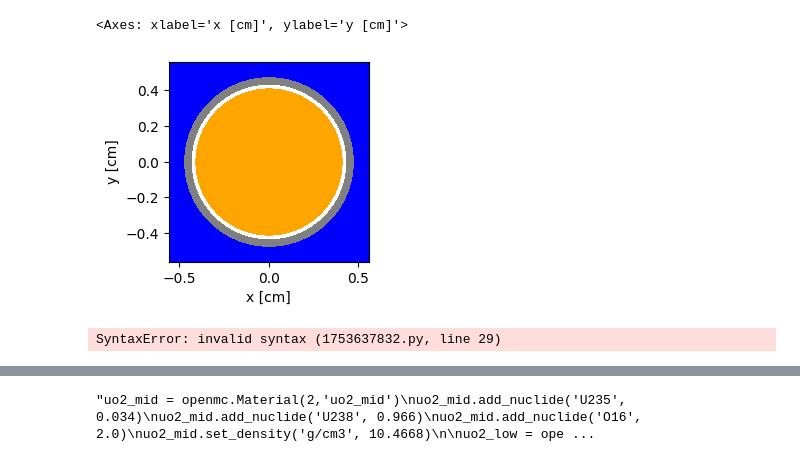
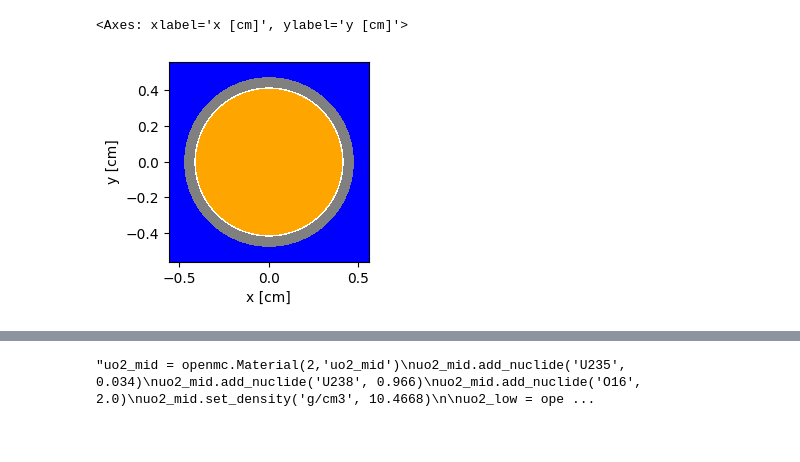
Before and after one commit to jenshoej/ReactorPhysics, a Jupyter notebook: AP1000/ap1000.ipynb, the cells around one changed output, grey strips where cells are left out. Saved outputs shown, nothing was run; the diff lists cells and outputs as text; code cells hidden in the pictures.

```diff
--- a/AP1000/ap1000.ipynb
+++ b/AP1000/ap1000.ipynb
@@ -34,16 +57,11 @@ mats.export_to_xml()
 # %%
-n = 1
-
-fuel_radius = 0.409595
-ba_radius = 0.412155
-
-clad_inner_radius = 0.417830 +0.015
-clad_outer_radius = 0.474980
+n = 17
 
 pitch = 1.12
-pin_cell_box = openmc.model.RectangularPrism(width=pitch, height=pitch)
+pin_cell_box = openmc.model.RectangularPrism(width=pitch, height=pitch) # little box around fuel pin
 
-fuel_pin = openmc.ZCylinder(r=ba_radius)
+fuel_pin = openmc.ZCylinder(r=fuel_radius)
+ba_outer = openmc.ZCylinder(r=ba_radius)
 clad_inner = openmc.ZCylinder(r=clad_inner_radius)
 clad_outer = openmc.ZCylinder(r=clad_outer_radius)
 
@@ -53,16 +71,28 @@ clad_region = +clad_inner & -clad_outer
 coolant_region = +clad_outer & -pin_cell_box
 
 fuel = uo2
-coolant = water
 
 fuel_cell = openmc.Cell(fill=fuel, region=fuel_region)
 gap_cell = openmc.Cell(region=air_region)
 clad_cell = openmc.Cell(fill=clad, region=clad_region)
-coolant_cell = openmc.Cell(fill=coolant, region=coolant_region)
+coolant_cell = openmc.Cell(fill=water,region=coolant_region)
 
-fuel_universe = openmc.Universe(cells=[fuel_cell, gap_cell, clad_cell, coolant_cell])
+# we define the x and y planes with boundary condition
+left = openmc.XPlane(x0=-pitch, boundary_type='reflective')
+right = openmc.XPlane(x0=pitch, boundary_type='reflective')
+bottom = openmc.YPlane(y0=-pitch, boundary_type='reflective')
+top = openmc.YPlane(y0=pitch, boundary_type='reflective')
+
+#outside of left and inside of right, outside of bottom, and inside of top and outside of clad outer cylinder
+water_region = +left & -right & +bottom & -top & +clad_outer
+water_cell = openmc.Cell(fill=water,region=water_region)
+
+f = openmc.Universe(cells=[fuel_cell, gap_cell, clad_cell, coolant_cell]) # fuel universe
+geom = openmc.Geometry()
+geom.root_universe = f
+geom.export_to_xml()
 # %%
-fuel_universe.plot(colors={fuel_cell:'orange', coolant_cell:'blue',clad_cell:'grey',gap_cell:'white'})
+f.plot(pixels=[200,200], colors={fuel_cell:'orange',clad_cell:'grey',gap_cell:'white',coolant_cell:'blue'})
 # %% [output]
 <Axes: xlabel='x [cm]', ylabel='y [cm]'>
-[figure, old version]
+[figure, new version]
@@ -73,44 +98,0 @@ lattice.lower_left = (-pitch, -pitch)  # Set lower-left corner of the lattice
-# %%
-lattice_shape = (n, n)
-lattice_indices = [[fuel_universe for _ in range(lattice_shape[1])] for _ in range(lattice_shape[0])]
-
-lattice.universes = [
-    [fuel_universe]*n
-    #[fuel_universe]*n,[fuel_universe]*n,[fuel_universe]*n,[fuel_universe]*n,[fuel_universe]*n,[fuel_universe]*n,[fuel_universe]*n,[fuel_universe]*n,[fuel_universe]*n,[fuel_universe]*n,[fuel_universe]*n,[fuel_universe]*n,[fuel_universe]*n,[fuel_universe]*n,[fuel_universe]*n,[fuel_universe]*n,[fuel_universe]*n
-]
-
-# Step 4: Create fuel assembly universe
-assembly_cell = openmc.Cell(fill=lattice)
-assembly_universe = openmc.Universe(cells=[assembly_cell])
-
-
-# Step 5: Define boundaries and geometry
-xmin = openmc.XPlane(x0=-pitch)
-xmax = openmc.XPlane(x0=pitch*(n-1))
-ymin = openmc.YPlane(y0=-pitch)
-ymax = openmc.YPlane(y0=pitch*(n-1))
-
-assembly_boundary = +xmin & -xmax & +ymin & -ymax
-
-#outside of left and inside of right, outside of bottom, and inside of top and outside of clad outer cylinder
-# Step 5: Define boundaries and geometry
-xmin_mod = openmc.XPlane(x0=-pitch)
-xmax = openmc.XPlane(x0=pitch*(n-1))
-ymin = openmc.YPlane(y0=-pitch)
-ymax = openmc.YPlane(y0=pitch*(n-1))
-
-#geom_boundary =
-#water_region = +assembly_boundary & -geom_boundary
-
-#moderator = openmc.Cell(5, 'moderator')
-#moderator.fill = water
-#moderator.region = water_region
-
-root_cell = openmc.Cell(fill=assembly_universe, region=assembly_boundary)
-root_universe = openmc.Universe(cells=[root_cell])
-
-geometry = openmc.Geometry(root_universe)
-geometry.root_universe = root_universe
-geometry.export_to_xml()
-# %% [output]
-SyntaxError: invalid syntax (1753637832.py, line 29)
```
Also changed, not shown: parts of 14 cells of this notebook, 34 other files.
